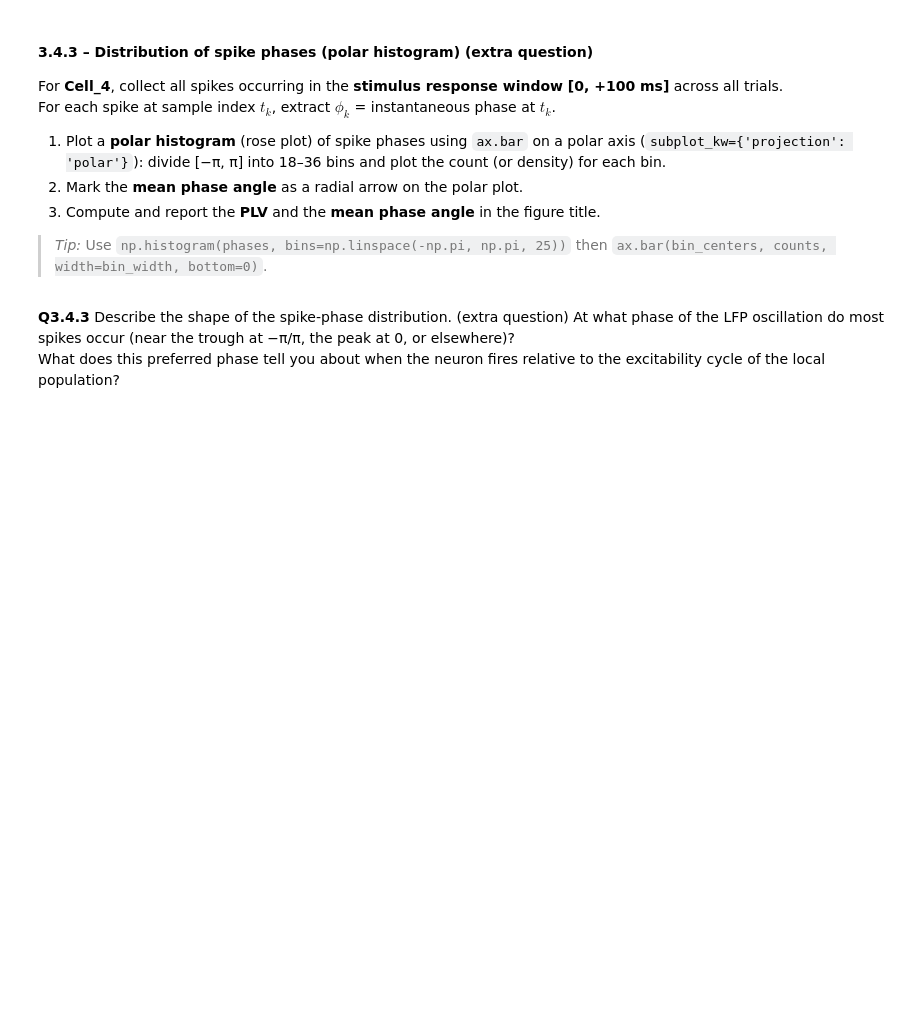
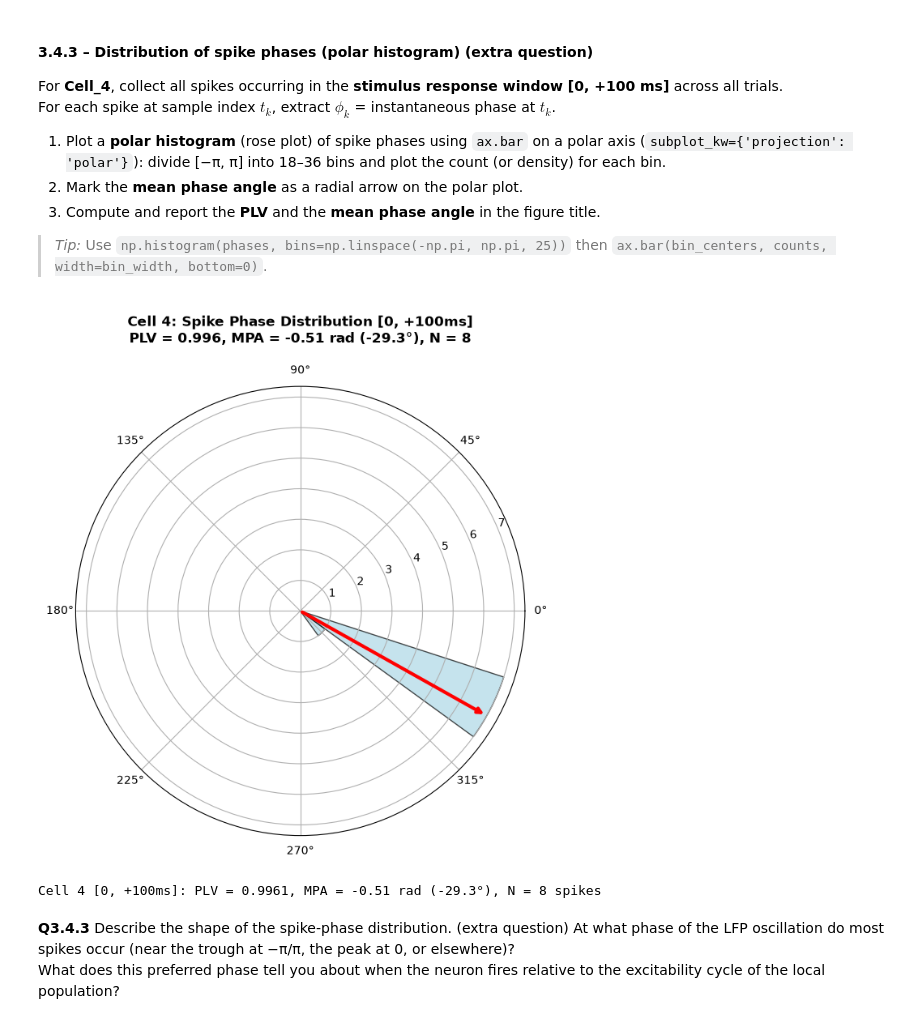
Before and after one commit to slerou/Group_1_HW_DataAnalysis_2026.ipynb, a Jupyter notebook: HW_SU_LFP_111026_student_2026.ipynb, the cells around one changed output. Cells and saved outputs as stored; diff of their text form; code cells hidden in the pictures; blank space fills up the shorter version.

```diff
--- a/HW_SU_LFP_111026_student_2026.ipynb
+++ b/HW_SU_LFP_111026_student_2026.ipynb
@@ -1079,7 +1091,53 @@ For each spike at sample index $t_k$, extract $\phi_k$ = instantaneous phase at
 
 > *Tip:* Use `np.histogram(phases, bins=np.linspace(-np.pi, np.pi, 25))` then `ax.bar(bin_centers, counts, width=bin_width, bottom=0)`.
 # %%
-# Your code here
+import scipy.signal as signal
+
+raw_LFP = np.array(cells[4]['LFP']).flatten() #extracting LFP
+fs = 1000  # Sampling frequency in Hz
+sos = signal.butter(3, [1, 3], btype='bandpass', fs=fs, output='sos')
+lfp_filtered = signal.sosfiltfilt(sos, raw_LFP)
+instantaneous_phase = np.angle(signal.hilbert(lfp_filtered))
+
+Cell_4_unit = unit_aligned[4]
+Cell_4_StimCond = cells[4]["StimCond"]
+Stim_spike_phases = []
+
+for trial in range(len(Cell_4_StimCond)):
+    window_spikes = Cell_4_unit[trial, 50:150]
+    spike_times = np.where(window_spikes == 1)[0]
+    for relative_time in spike_times:
+        absolute_sample = stim_onset + relative_time
+        if 0 <= absolute_sample < len(instantaneous_phase):
+            Stim_spike_phases.append(instantaneous_phase[absolute_sample])
+
+Stim_spike_phases = np.array(Stim_spike_phases)
+N_stim = len(Stim_spike_phases)
+
+
+complex_vector = np.exp(1j * Stim_spike_phases) #to calculate the PLV and MPA
+mean_vector = np.mean(complex_vector)
+PLV_stim = np.abs(mean_vector)
+MPA_stim = np.angle(mean_vector)
+
+fig, ax = plt.subplots(figsize=(7, 7), subplot_kw={'projection': 'polar'}) #to plot the polar histogram
+bins = np.linspace(-np.pi, np.pi, 21)
+counts, bin_edges = np.histogram(Stim_spike_phases, bins=bins)
+bin_centers = (bin_edges[:-1] + bin_edges[1:]) / 2
+bin_width = np.diff(bin_edges)
+
+ax.bar(bin_centers, counts, width=bin_width, bottom=0.0, color='lightblue', edgecolor='black', alpha=0.7)
+arrow_length = max(counts) * PLV_stim
+ax.annotate('', xy=(MPA_stim, arrow_length), xytext=(0,0),arrowprops=dict(facecolor='red', edgecolor='red', lw = 3, arrowstyle='->'),)
+ax.set_title(f'Cell 4: Spike Phase Distribution [0, +100ms]\nPLV = {PLV_stim:.3f}, MPA'
+             f' = {MPA_stim:.2f} rad ({np.degrees(MPA_stim):.1f}°), N = {N_stim}', fontsize=12, fontweight='bold', pad = 20)
+
+plt.tight_layout()
+plt.show()
+print(f'Cell 4 [0, +100ms]: PLV = {PLV_stim:.4f}, MPA = {MPA_stim:.2f} rad ({np.degrees(MPA_stim):.1f}°), N = {N_stim} spikes')
+# %% [output]
+[figure, added]
+Cell 4 [0, +100ms]: PLV = 0.9961, MPA = -0.51 rad (-29.3°), N = 8 spikes
 # %% [markdown]
 **Q3.4.3** Describe the shape of the spike-phase distribution.   (extra question)
 At what phase of the LFP oscillation do most spikes occur (near the trough at −π/π, the peak at 0, or elsewhere)?
```
Also changed, not shown: parts of 10 cells of this notebook.
